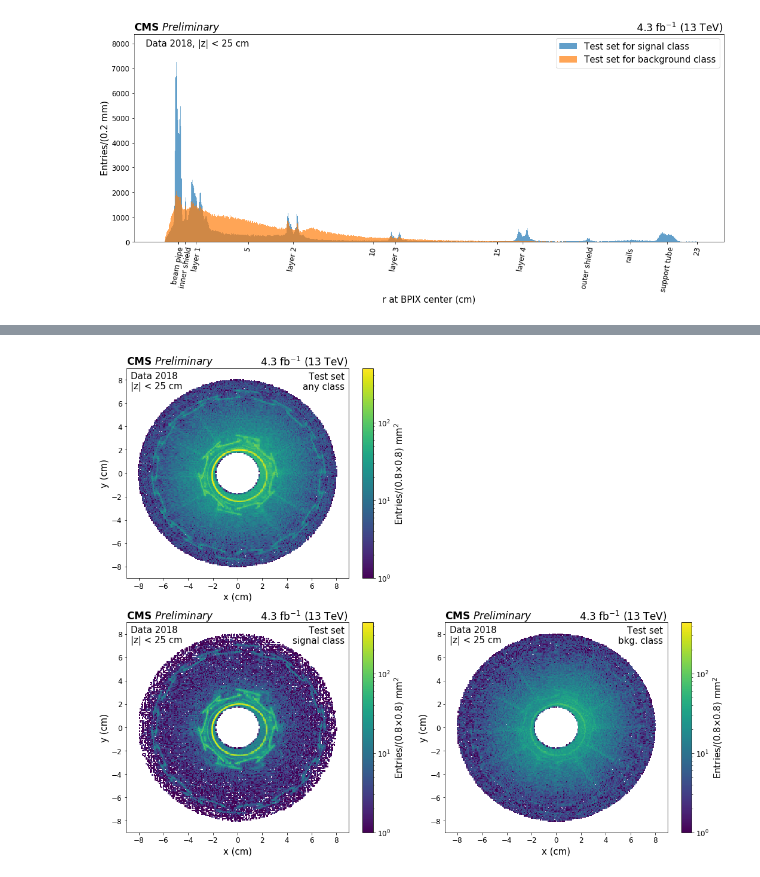
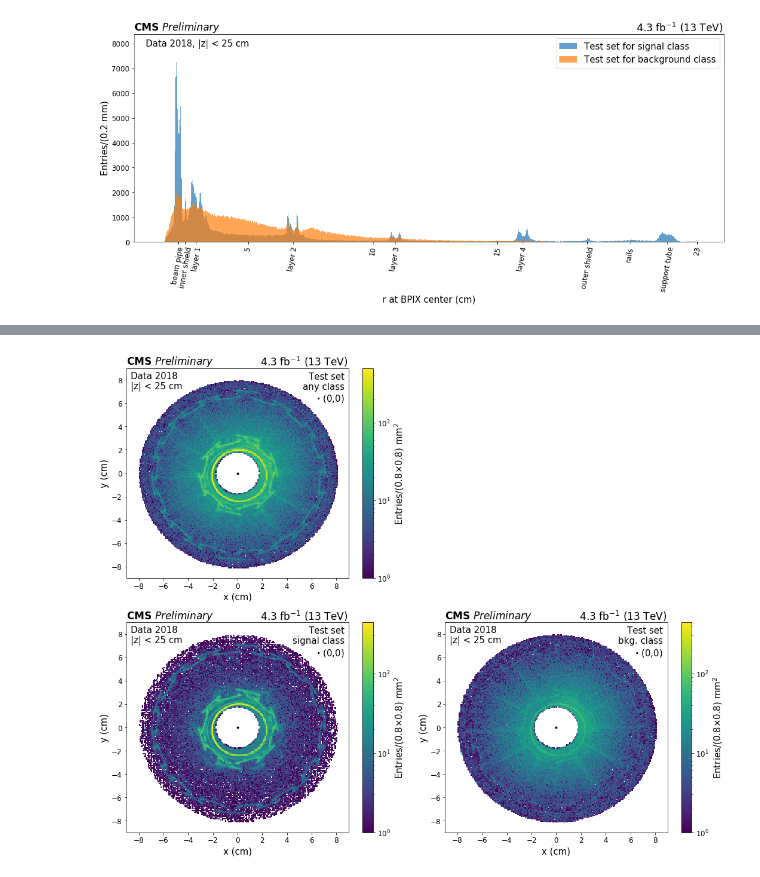
Before and after one commit to kropiv/MLforNI, a Jupyter notebook: NI_ML.ipynb, the cells around one changed output, grey strips where cells are left out. Cells and saved outputs as stored; diff of their text form; code cells hidden in the pictures.

```diff
--- a/NI_ML.ipynb
+++ b/NI_ML.ipynb
@@ -2220,102 +2256,73 @@ PlotR_pred(Radius_BPIX_Test, Y_Test_pred, 1.5, 23.,"Test", 1075)
 # %%
 from matplotlib.colors import LogNorm
 
-def PlotXY(x, y, Y_pred, Xmax, Tit, nb):
+def labelXY(px, Tit, className):
+    Xtitle = 'x (cm)'
+    Ytitle = 'y (cm)'
+    px.set_xlabel(Xtitle)
+    px.set_ylabel(Ytitle)
+
+    SetCMSlabel(px)
+    t = px.text(0.02,0.89,"Data 2018\n|z| < 25 cm", size = 15, transform=px.transAxes,
+            verticalalignment='bottom', horizontalalignment='left')
+    t = px.text(0.98,0.89,Tit + " set\n"+className+" class", size = 15, transform=px.transAxes,
+            verticalalignment='bottom', horizontalalignment='right')
+#     t.set_bbox(dict(facecolor='white', alpha=0.8, edgecolor='white'))
+    px.plot(0,0, color = 'black',marker='o', markersize=3)
+    t = px.text(0.98,0.83,r"$\bf{\cdot}$"+" (0,0)", size = 15, transform=px.transAxes,
+            verticalalignment='bottom', horizontalalignment='right')
+
+def PlotXY(x, y, Y_pred, Xmax, Rcut, Tit, nb):
     # using the variable ax for single a Axes
     fig, ((ax, a_null),(bx,dx)) = plt.subplots(2,2, figsize=(15,12))
     fig.delaxes(a_null)
     #fig.delaxes(dx)
     num_bins = nb
 
-    Rad = np.sqrt(np.square(x)+np.square(y))
-    cut = 8.
+    Rad = np.sqrt(np.square(x-0.086)+np.square(y+0.102))
+    cut = Rcut
     xcut = x[Rad < cut]
     ycut = y[Rad < cut]
     Y_cut = Y_pred[Rad < cut]
+    x0 = [0]
+    y0 = [0]
 # to add color pallete to figure: cmap = 'viridis' (default), 'jet'
 #     counts, xedges, yedges, im = ax.hist2d(x, y, bins=nb, range = [[-Xmax, Xmax], [-Xmax, Xmax]], norm=LogNorm())
     counts, xedges, yedges, im = ax.hist2d(xcut, ycut, bins=nb, range = [[-Xmax, Xmax], [-Xmax, Xmax]], norm=LogNorm(),
                                           cmap = 'viridis')
 #     counts, xedges, yedges, im = ax.hist2d(x, y, bins=nb, range = [[-Xmax, Xmax], [-Xmax, Xmax]],cmap=plt.cm.jet, norm=LogNorm())
 
 
     counts, xedges, yedges, im2 = bx.hist2d(xcut[np.logical_and(Y_cut > -1, Y_cut < numSig)],
                                            ycut[np.logical_and(Y_cut > -1, Y_cut < numSig)], bins=nb,
                                             range = [[-Xmax, Xmax], [-Xmax, Xmax]], norm=LogNorm())
 
 
     counts, xedges, yedges, im3 = dx.hist2d(xcut[np.logical_and(Y_cut > (numSig-1), Y_cut < numClasses)],
                                            ycut[np.logical_and(Y_cut > (numSig-1), Y_cut < numClasses)], bins=nb,
                                             range = [[-Xmax, Xmax], [-Xmax, Xmax]], norm=LogNorm())
 
     vmin, vmax = im2.get_clim()
     im3.set_clim(vmin, vmax)
-#     im2.set_clim(10, vmax)
-#     im3.set_clim(10, vmax)
     ax_cbar = plt.colorbar(im, ax=ax)
     wbin = 2*Xmax/nb
     cbarTitle = r'Entries/(%1.1f$\times$%1.1f) mm$^2$'%(10*wbin, 10*wbin)
     ax_cbar.ax.set_ylabel(cbarTitle)
     bx_cbar = plt.colorbar(im2, ax=bx)
     bx_cbar.ax.set_ylabel(cbarTitle)
     dx_cbar = plt.colorbar(im3, ax=dx)
     dx_cbar.ax.set_ylabel(cbarTitle)
 
-#     # set all of them to the same scale and max/2
-#     vmin, vmax = im.get_clim()
-#     im.set_clim(vmin, int(vmax/2))
-#     im2.set_clim(vmin, int(vmax/2))
-#     im3.set_clim(vmin, int(vmax/2))
-#     plt.colorbar(im, ax=ax)
-#     plt.colorbar(im2, ax=bx)
-#     plt.colorbar(im3, ax=dx)
-
-
-#     cax,kw = matplotlib.colorbar.make_axes([ax, bx, dx], location='right')
-#     plt.colorbar(im, cax=cax, **kw)
-
-#     fig.colorbar(im, ax=[ax,bx,dx])
-
-    Xtitle = 'x (cm)'
-    Ytitle = 'y (cm)'
-    ax.set_xlabel(Xtitle)
-    ax.set_ylabel(Ytitle)
-#     ax.set_title(Tit + " data 2018 without classificaton")
-
-    SetCMSlabel(ax)
-    t = ax.text(0.02,0.89,"Data 2018\n|z| < 25 cm", size = 15, transform=ax.transAxes,
-            verticalalignment='bottom', horizontalalignment='left')
-    t = ax.text(0.98,0.89,Tit + " set\nany class", size = 15, transform=ax.transAxes,
-            verticalalignment='bottom', horizontalalignment='right')
-#     t.set_bbox(dict(facecolor='white', alpha=0.8, edgecolor='white'))
-
-    bx.set_xlabel(Xtitle)
-    bx.set_ylabel(Ytitle)
-
-    SetCMSlabel(bx)
-    t = bx.text(0.02,0.89,"Data 2018\n|z| < 25 cm", size = 15, transform=bx.transAxes,
-            verticalalignment='bottom', horizontalalignment='left')
-    t = bx.text(0.98,0.89,Tit + " set\nsignal class", size = 15, transform=bx.transAxes,
-            verticalalignment='bottom', horizontalalignment='right')
-#     t.set_bbox(dict(facecolor='white', alpha=0.8, edgecolor='white'))
-
-    dx.set_xlabel(Xtitle)
-    dx.set_ylabel(Ytitle)
-
-    SetCMSlabel(dx)
-    t = dx.text(0.02,0.89,"Data 2018\n|z| < 25 cm", size = 15, transform=dx.transAxes,
-            verticalalignment='bottom', horizontalalignment='left')
-    t = dx.text(0.98,0.89,Tit + " set\nbkg. class", size = 15, transform=dx.transAxes,
-            verticalalignment='bottom', horizontalalignment='right')
-#     t.set_bbox(dict(facecolor='white', alpha=0.8, edgecolor='white'))
+    labelXY(ax, Tit, 'any')
+    labelXY(bx, Tit, 'signal')
+    labelXY(dx, Tit, 'bkg.')
 
     fig.tight_layout()
-    plt.savefig('Results/' + ModelName + '_' + Tit + '_XY_Pred.pdf')
+    plt.savefig('Results/' + ModelName + '_' + Tit + '_size'+str(Xmax)+'_XY_Pred.pdf')
     plt.show()
 
-#PlotXY(X_Test[:,1], X_Test[:,2], Y_Test_pred, 25.,"Test", 1250)
-# PlotXY(X_Test[:,1], X_Test[:,2], Y_Test_pred, 4.,"Test", 200)
-PlotXY(X_Test[:,1], X_Test[:,2], Y_Test_pred, 9.,"Test", 225)
-#PlotXY(X_Test[:,1], X_Test[:,2], Y_Test_pred, 25.,"Test", 625)
+#PlotXY(X_Test[:,1], X_Test[:,2], Y_Test_pred, 25., 23., "Test", 1250)
+PlotXY(X_Test[:,1], X_Test[:,2], Y_Test_pred, 9., 8., "Test", 225)
+PlotXY(X_Test[:,1], X_Test[:,2], Y_Test_pred, 4., 3.7, "Test", 200)
 # %% [output]
-[figure, old version]
+[figure, new version]
```
Also changed, not shown: parts of 34 cells of this notebook.
